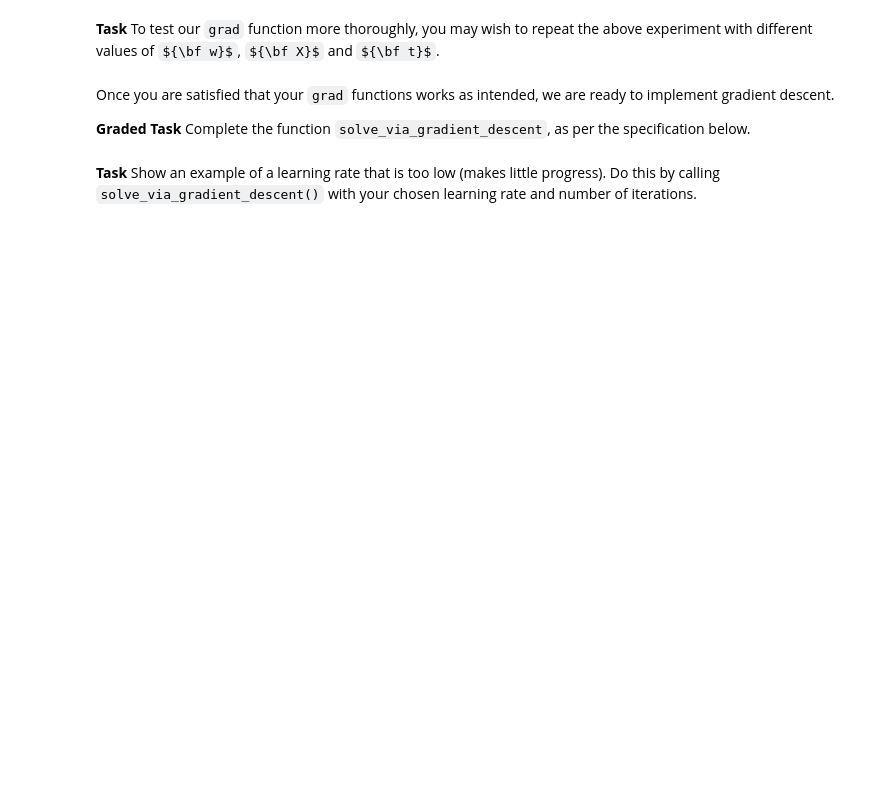
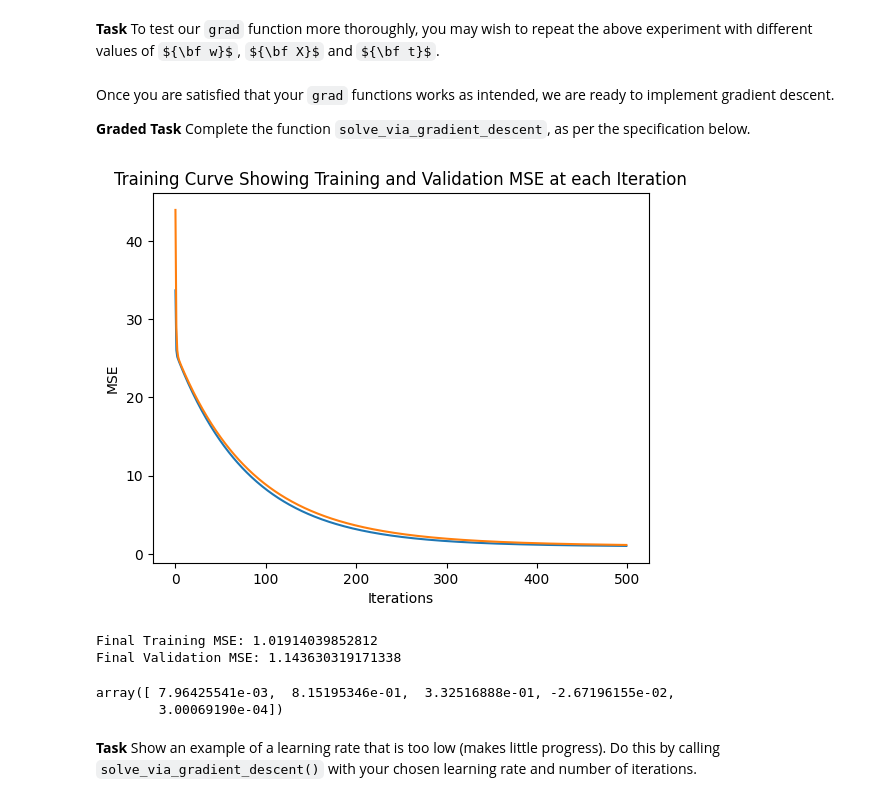
Before and after one commit to hhcgoodluck/CSC311-Introduction-to-Machine-Learning, a Jupyter notebook: lab03.ipynb, the cells around one changed output. Cells and saved outputs as stored; diff of their text form; code cells hidden in the pictures; some formulas as TeX source; blank space fills up the shorter version.

```diff
--- a/lab03.ipynb
+++ b/lab03.ipynb
@@ -146,7 +191,12 @@ def get_input_targets(data):
 
     n = len(data) # number of data points, you may find this information useful
 
-    X = None # TODO
+    # create a column of ones (N x 1)
+    ones_col = np.ones((n, 1))
+
+    # concatenate the column of ones with X_fets horizontally (N x 5)
+    X = np.concatenate([ones_col, X_fets], axis=1)
+
     return (X, t)
 
 X_train, t_train = get_input_targets(train_data)
@@ -207,7 +262,7 @@ def pred(w, X):
 
     Returns: prediction vector of shape (N)
     """
-    # TODO: complete this function
+    return X @ w  # Matirx Multiplication (np.dot(X, w))
 # %% [markdown]
 The function `mse` is written for you, and
 computes the *cost* associated with a particular choice
@@ -259,6 +314,11 @@ def grad(w, X, t):
 
     Returns: prediction vector of shape (D+1)
     '''
+    n = X.shape[0]
+    y = pred(w, X)       # shape: (N,)
+    err = y - t          # shape: (N,)
+    grad = X.T @ err / n # shape: (D+1,)
+    return grad
 # %% [markdown]
 As we progress in this course, we will find that debugging
 machine learning code can get extremely challenging.
@@ -328,34 +407,41 @@ def solve_via_gradient_descent(alpha=0.0025, niter=1000,
     # initialize all the weights to zeros
     w = np.zeros(X_train.shape[1])
 
     # we will track the MSE value at each iteration to record progress
     train_mses = []
     valid_mses = []
 
     for it in range(niter):
-        # TODO: update `w` using the gradient descent update rule
+        # Update `w` using the gradient descent update rule
+        w = w - alpha * grad(w, X_train, t_train)
 
         # Record the current training and validation MSE values
         # Note that in practice, it is expensive to compute MSE at
         # every iteration, and practitioners will typically compute cost
         # every few iterations instead (e.g. every ~10, 100 or 1000 iterations,
         # depending on the learning task)
         train_mses.append(mse(w, X_train, t_train))
         valid_mses.append(mse(w, X_valid, t_valid))
 
     plt.title("Training Curve Showing Training and Validation MSE at each Iteration")
     plt.plot(train_mses, label="Training MSE")
     plt.plot(valid_mses, label="Validation MSE")
     plt.xlabel("Iterations")
     plt.ylabel("MSE")
     plt.show()
 
     print("Final Training MSE:", train_mses[-1])
     print("Final Validation MSE:", valid_mses[-1])
 
     return w
 
 solve_via_gradient_descent(alpha=0.0001, niter=500)
+# %% [output]
+[figure, added]
+Final Training MSE: 1.01914039852812
+Final Validation MSE: 1.143630319171338
+array([ 7.96425541e-03,  8.15195346e-01,  3.32516888e-01, -2.67196155e-02,
+        3.00069190e-04])
 # %% [markdown]
 **Task** Show an example of a learning rate that is too low (makes little progress). Do this by calling `solve_via_gradient_descent()` with your chosen learning rate and number of iterations.
 # %%
```
Also changed, not shown: parts of 12 cells of this notebook.
